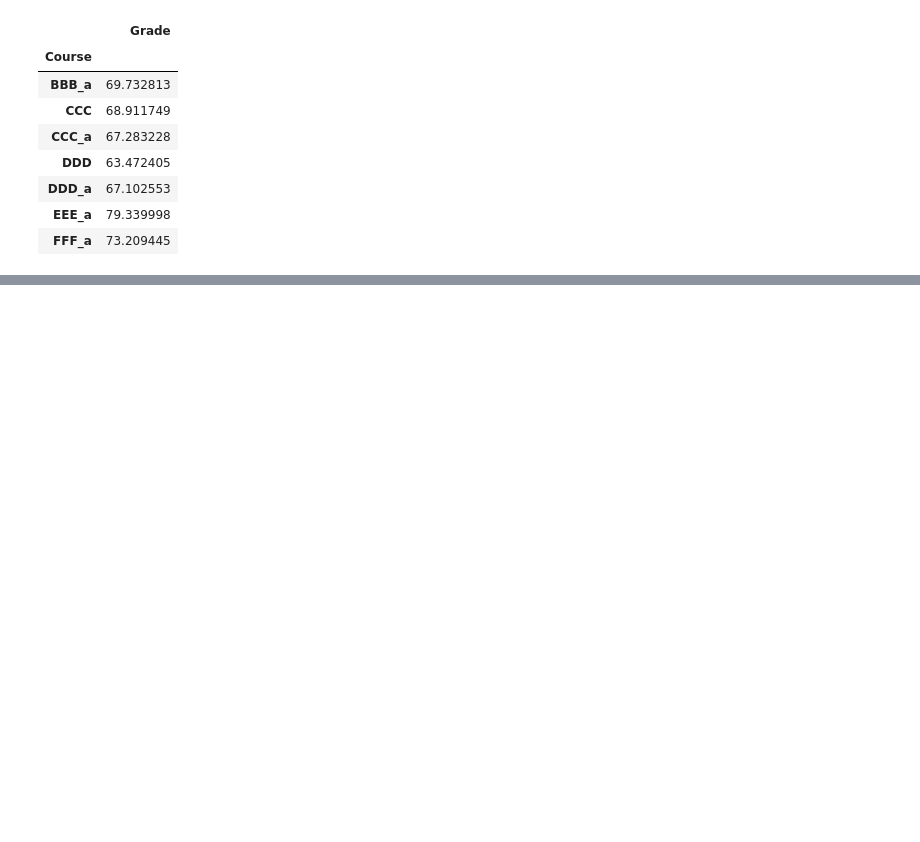
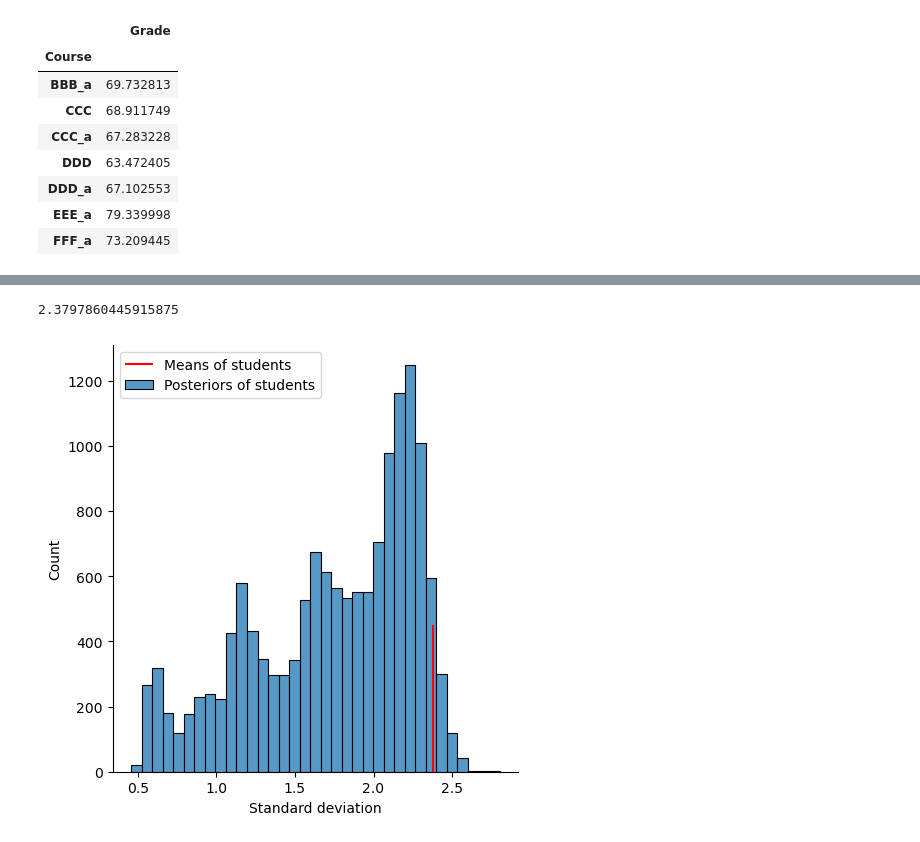
Before and after one commit to harcel/BGM_CourseNetworks, a Jupyter notebook: DataExploration.ipynb, the cells around one changed output, grey strips where cells are left out. Saved outputs shown, nothing was run; the diff lists cells and outputs as text; code cells hidden in the pictures; blank space fills up the shorter version.

Commit message:
tests for OU data

```diff
--- a/DataExploration.ipynb
+++ b/DataExploration.ipynb
@@ -160,0 +216,15 @@ The acceptance probability does not match the target. It is 0.5107, but should b
+# %%
+# Looking at student ability from the posteriors
+students = az.summary(trace, var_names=["Student ability"])
+sd_overall = students["mean"].std()
+print(sd_overall)
+
+sns.displot(data=students, x='sd', label='Posteriors of students')
+plt.vlines(sd_overall, 0, 450, color='red', label='Means of students')
+plt.xlabel('Standard deviation')
+# plt.xlim([0,3.2])
+plt.legend(loc='upper left');
+# plt.savefig('OUstudent_ability_stds.pdf')
+# %% [output]
+2.3797860445915875
+[figure, added]
```
Also changed, not shown: parts of 27 cells of this notebook, 8 other files.
